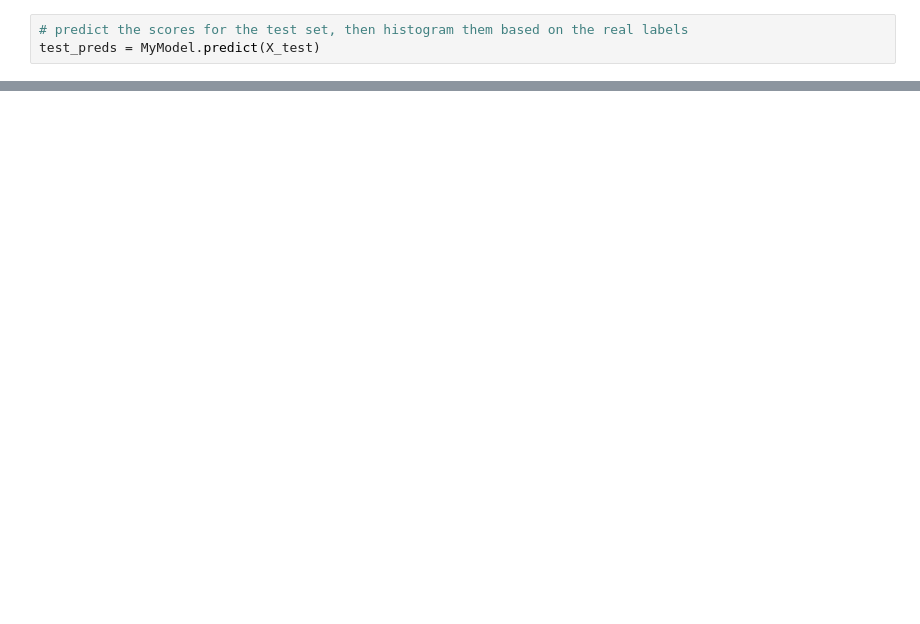
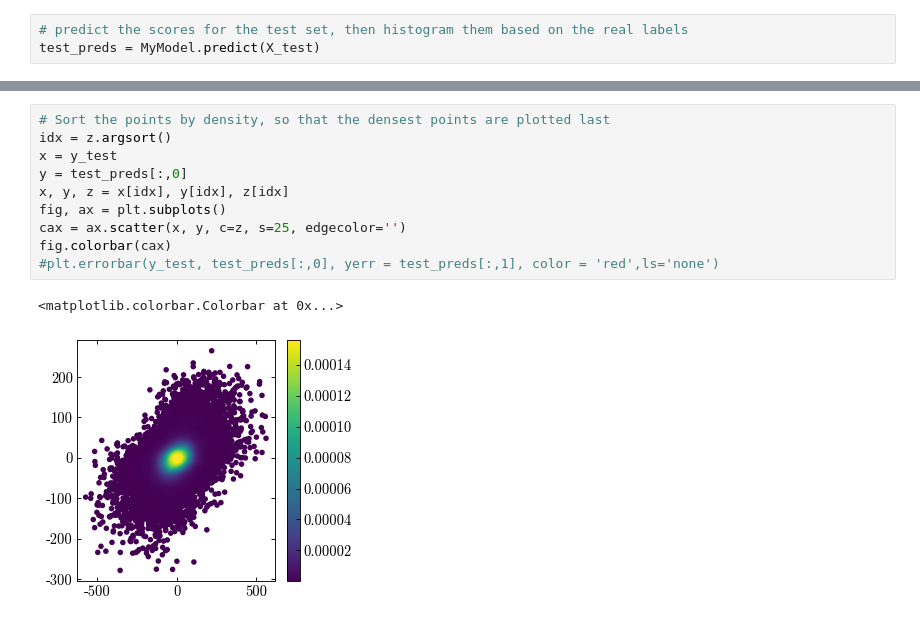
Before and after one commit to adropulic/datax_gaia, a Jupyter notebook: RVTrial2.ipynb, the cells around one changed output, grey strips where cells are left out. Drawn from its saved outputs; the diff is of its cells as text; blank space fills up the shorter version.

```diff
--- a/RVTrial2.ipynb
+++ b/RVTrial2.ipynb
@@ -348,0 +380,13 @@ Text(0.5, 0, 'Vr real')
+# %%
+# Sort the points by density, so that the densest points are plotted last
+idx = z.argsort()
+x = y_test
+y = test_preds[:,0]
+x, y, z = x[idx], y[idx], z[idx]
+fig, ax = plt.subplots()
+cax = ax.scatter(x, y, c=z, s=25, edgecolor='')
+fig.colorbar(cax)
+#plt.errorbar(y_test, test_preds[:,0], yerr = test_preds[:,1], color = 'red',ls='none')
+# %% [output]
+<matplotlib.colorbar.Colorbar at 0x...>
+[figure, added]
```
Also changed, not shown: parts of 9 cells of this notebook.
